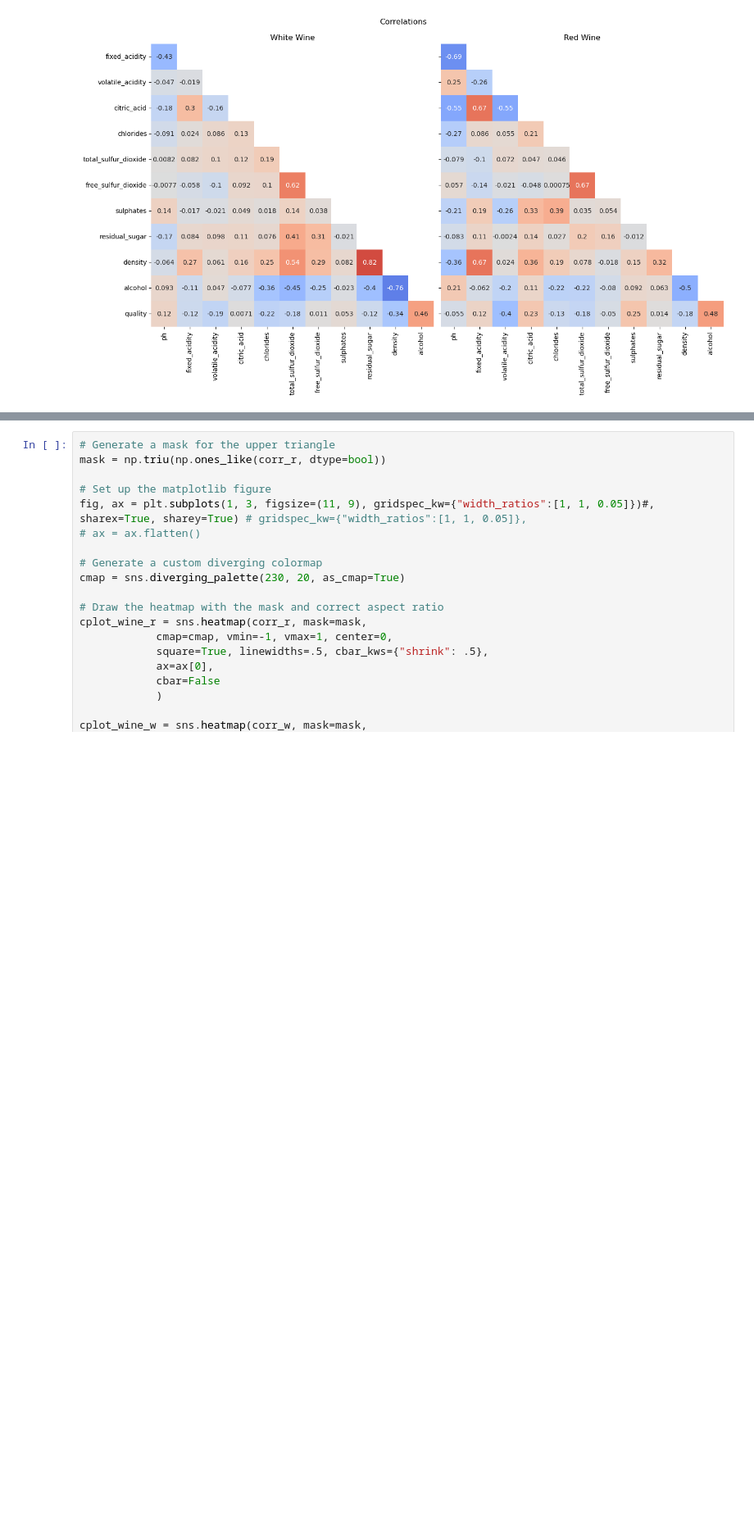
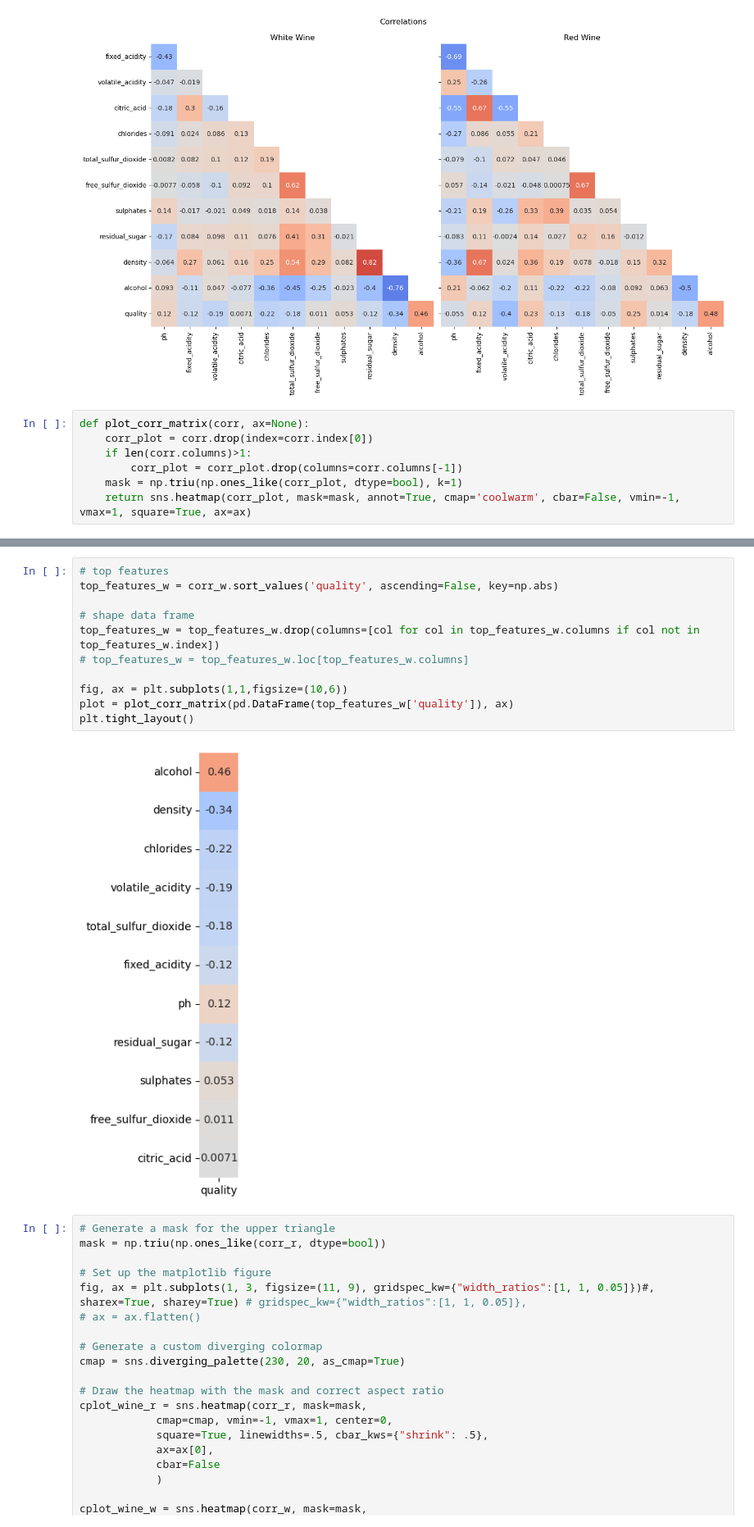
Before and after one commit to olemir/data-analysis-on-wine, a Jupyter notebook: notebooks/wine-quality_3-EDA.ipynb, the cells around one changed output, grey strips where cells are left out. Shown at 82% size. Cells and saved outputs as stored; diff of their text form; blank space fills up the shorter version.

```diff
--- a/notebooks/wine-quality_3-EDA.ipynb
+++ b/notebooks/wine-quality_3-EDA.ipynb
@@ -240,3 +264,10 @@ ax[1].set_title('Red Wine')
 plt.tight_layout()
 # %% [output]
 [figure]
+# %%
+def plot_corr_matrix(corr, ax=None):
+    corr_plot = corr.drop(index=corr.index[0])
+    if len(corr.columns)>1:
+        corr_plot = corr_plot.drop(columns=corr.columns[-1])
+    mask = np.triu(np.ones_like(corr_plot, dtype=bool), k=1)
+    return sns.heatmap(corr_plot, mask=mask, annot=True, cmap='coolwarm', cbar=False, vmin=-1, vmax=1, square=True, ax=ax)
@@ -243,3 +290,16 @@ plt.tight_layout()
+# %%
+# top features
+top_features_w = corr_w.sort_values('quality', ascending=False, key=np.abs)
+
+# shape data frame
+top_features_w = top_features_w.drop(columns=[col for col in top_features_w.columns if col not in top_features_w.index])
+# top_features_w = top_features_w.loc[top_features_w.columns]
+
+fig, ax = plt.subplots(1,1,figsize=(10,6))
+plot = plot_corr_matrix(pd.DataFrame(top_features_w['quality']), ax)
+plt.tight_layout()
+# %% [output]
+[figure, added]
 # %%
 # Generate a mask for the upper triangle
 mask = np.triu(np.ones_like(corr_r, dtype=bool))
```
Also changed, not shown: parts of 27 cells of this notebook, 19 other files.
